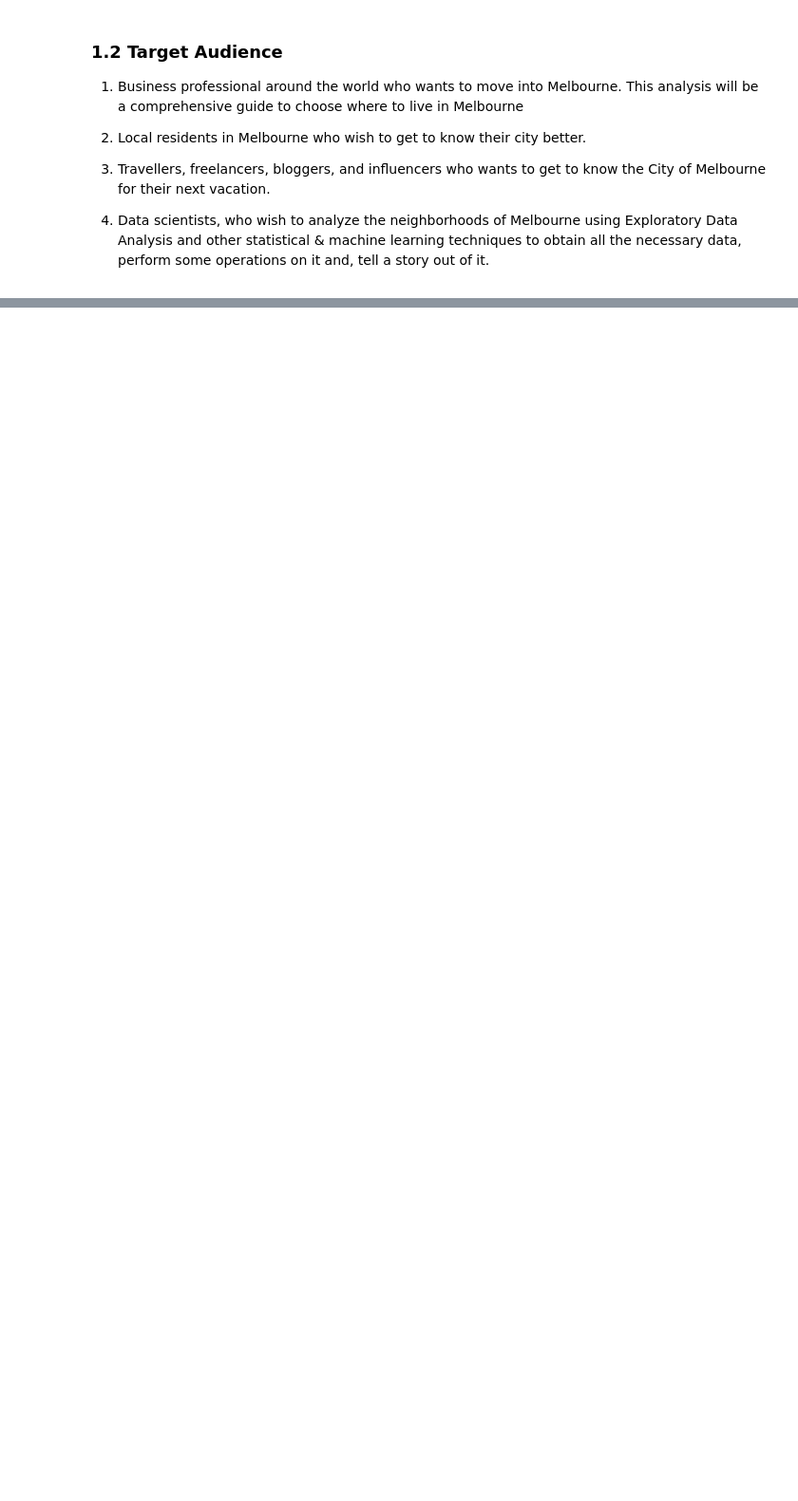
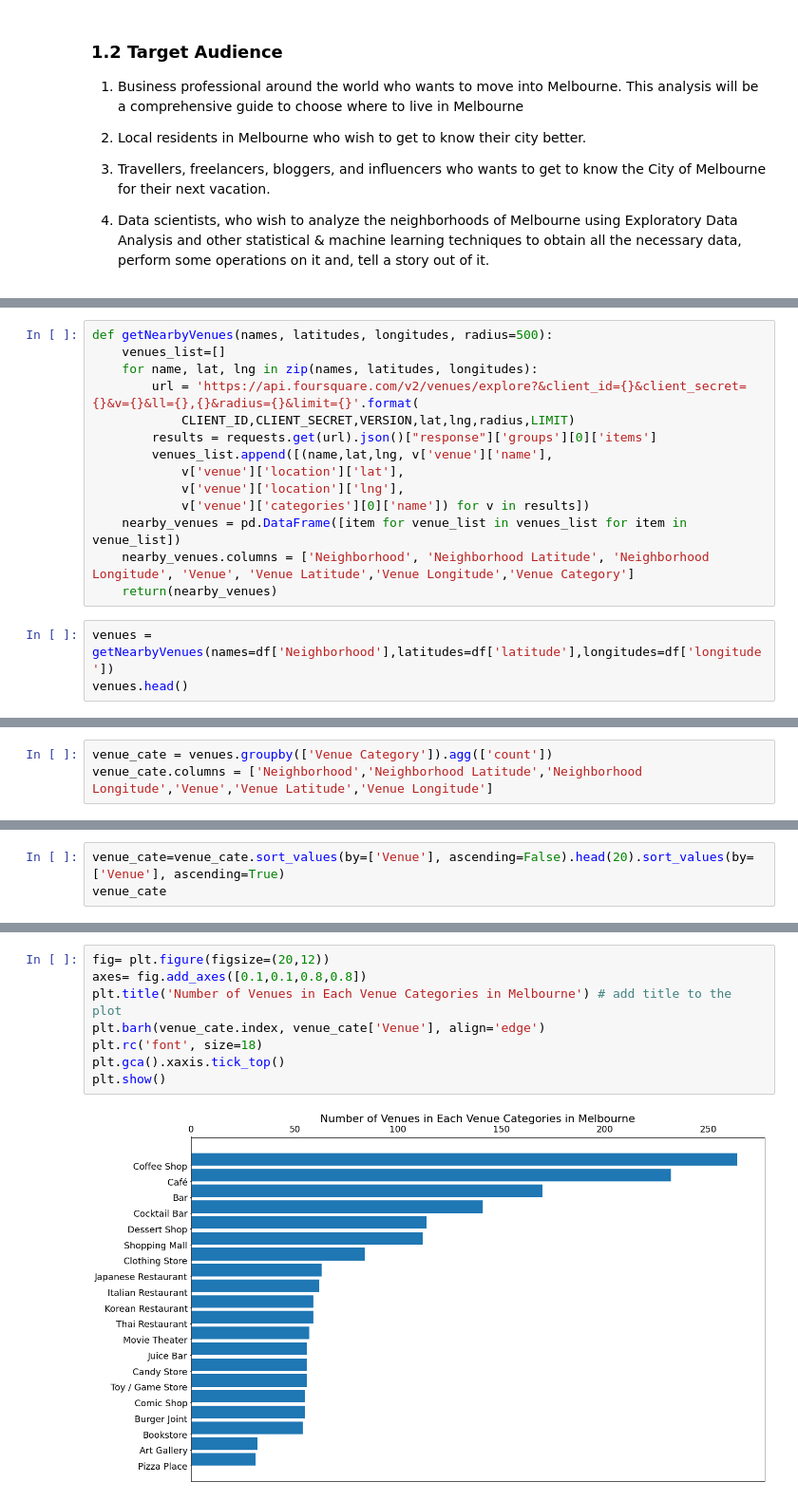
Before and after one commit to Serenacancode/Coursera_Capstone, a Jupyter notebook: Capstone project.ipynb, the cells around one changed output, grey strips where cells are left out. Shown: that part at 95% size. Cells and saved outputs as stored; diff of their text form; blank space fills up the shorter version.

Commit message:
completed the clustering and plot

```diff
--- a/Capstone project.ipynb
+++ b/Capstone project.ipynb
@@ -183,0 +164,17 @@ dataframe_filtered.head()
+# %%
+def getNearbyVenues(names, latitudes, longitudes, radius=500):
+    venues_list=[]
+    for name, lat, lng in zip(names, latitudes, longitudes):
+        url = 'https://api.foursquare.com/v2/venues/explore?&client_id={}&client_secret={}&v={}&ll={},{}&radius={}&limit={}'.format(
+            CLIENT_ID,CLIENT_SECRET,VERSION,lat,lng,radius,LIMIT)
+        results = requests.get(url).json()["response"]['groups'][0]['items']
+        venues_list.append([(name,lat,lng, v['venue']['name'],
+            v['venue']['location']['lat'],
+            v['venue']['location']['lng'],
+            v['venue']['categories'][0]['name']) for v in results])
+    nearby_venues = pd.DataFrame([item for venue_list in venues_list for item in venue_list])
+    nearby_venues.columns = ['Neighborhood', 'Neighborhood Latitude', 'Neighborhood Longitude', 'Venue', 'Venue Latitude','Venue Longitude','Venue Category']
+    return(nearby_venues)
+# %%
+venues = getNearbyVenues(names=df['Neighborhood'],latitudes=df['latitude'],longitudes=df['longitude'])
+venues.head()
@@ -183,0 +190,3 @@ dataframe_filtered.head()
+# %%
+venue_cate = venues.groupby(['Venue Category']).agg(['count'])
+venue_cate.columns = ['Neighborhood','Neighborhood Latitude','Neighborhood Longitude','Venue','Venue Latitude','Venue Longitude']
@@ -183,0 +195,3 @@ dataframe_filtered.head()
+# %%
+venue_cate=venue_cate.sort_values(by=['Venue'], ascending=False).head(20).sort_values(by=['Venue'], ascending=True)
+venue_cate
@@ -183,0 +217,10 @@ dataframe_filtered.head()
+# %%
+fig= plt.figure(figsize=(20,12))
+axes= fig.add_axes([0.1,0.1,0.8,0.8])
+plt.title('Number of Venues in Each Venue Categories in Melbourne') # add title to the plot
+plt.barh(venue_cate.index, venue_cate['Venue'], align='edge')
+plt.rc('font', size=18)
+plt.gca().xaxis.tick_top()
+plt.show()
+# %% [output]
+[figure, added]
```
Also changed, not shown: parts of 35 cells of this notebook.
